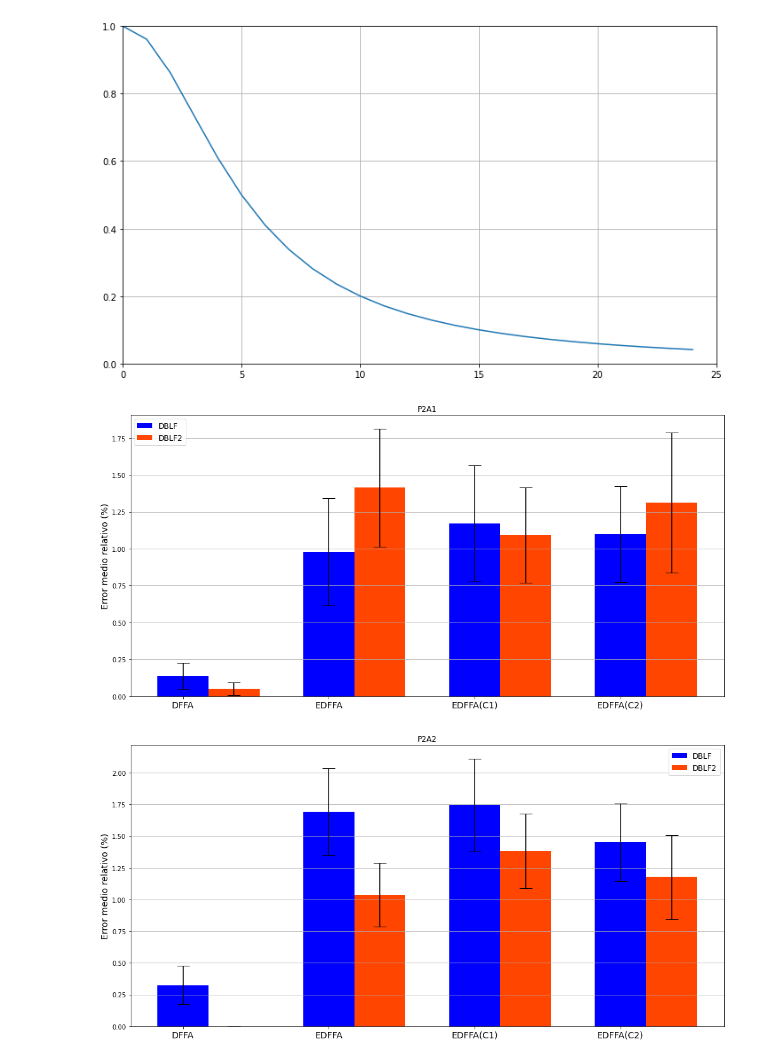
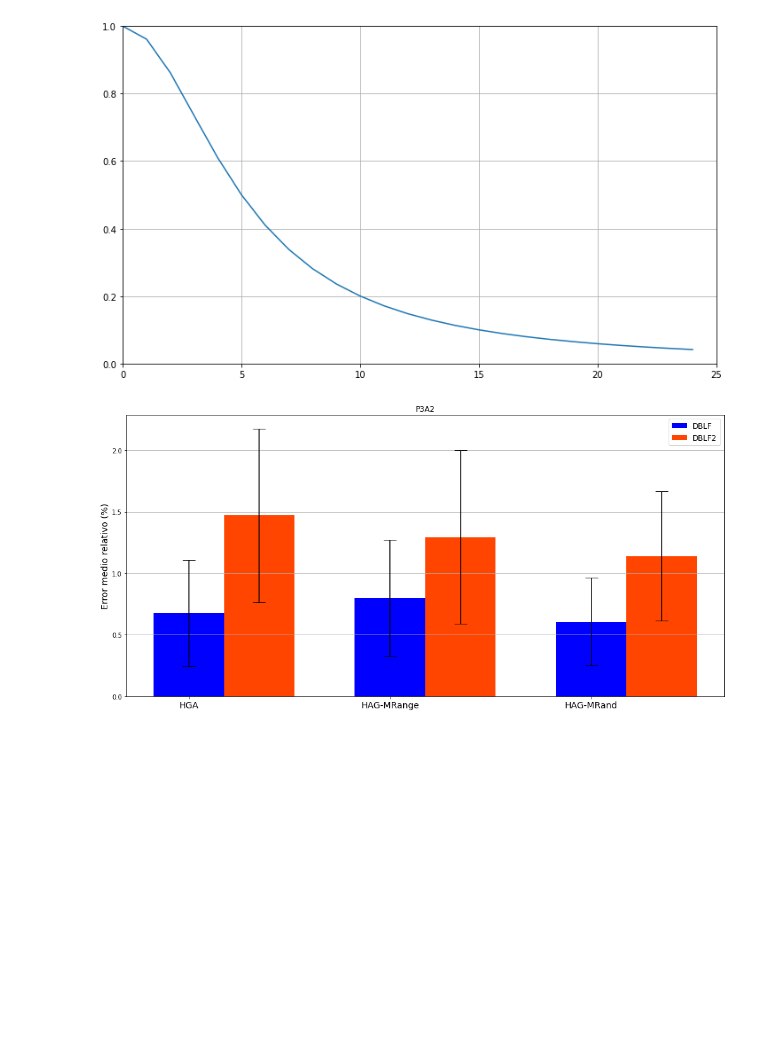
Before and after one commit to Nicolas3094/BBP3DPython, a Jupyter notebook: test2.ipynb, the cells around one changed output. Drawn from its saved outputs; the diff is of its cells as text; code cells hidden in the pictures; blank space fills up the shorter version.

```diff
--- a/test2.ipynb
+++ b/test2.ipynb
@@ -87,37 +87,36 @@ def PlotBar(algs:list,algs2:list,err1:list,err2:list,names:list[str],title:str,p
         yname="Cajas faltantes promedio"
     elif param == 2:
         yname = "Iteración media"
     elif param == 3:
         yname = "Tiempo medio (s)"
     else:
         yname="Tiempo/iteración media (s)"
 
     X=np.arange(len(names))
     fig, ax = plt.subplots(figsize=(14, 7))
     ax.bar(X+0, algs,color='blue',width=0.35,label="DBLF",yerr=err1, ecolor='black', capsize=10)
     ax.bar(X+0.35, algs2,color='orangered',width=0.35,label="DBLF2",yerr=err2, ecolor='black', capsize=10)
     ax.set_title(label=title,fontdict={"fontsize":12})
     ax.set_ylabel(yname,{"fontsize":14})
     ax.legend(prop={"size":12})
     plt.xticks(ticks=X,labels=names,fontsize=14)
     ax.grid(b=True,axis="y")
     #fig.savefig("Images/"+foldernm+"/"+title+'.jpg')
     fig.tight_layout()
 
-namesHAG = ['HGA', 'HGA(C1)','HGA(C2)']
-pathAG=["HAG","c1HAG","c2HAG"]
+namesHAG = ['HGA',"HAG-MRange","HAG-MRand"]
+pathAG=["HAG","HAG-MRange","HAG-MRand"]
 namesABC=['DABC','EDABC']
 pathABC=["DABC","EDABC"]
 namesFFA=['DFFA',"EDFFA","EDFFA(C1)","EDFFA(C2)"]
 pathFFA=['DFFA',"EDFFA","c1EDFFA","c2EDFFA"]
 
-algsNm=["P2A1","P2A2"]
+algsNm=["P3A2","P2A2"]
 
 param = 0
 
-algs,algs2,err1,err2 = GetParam(param,pathFFA,[[2],[1,2]])
+algs,algs2,err1,err2 = GetParam(param,pathAG,[[3],[2]])
 for i in np.arange(len(algs)):
-    PlotBar(algs[i],algs2[i],err1[i],err2[i],namesFFA,algsNm[i],param)
+    PlotBar(algs[i],algs2[i],err1[i],err2[i],namesHAG,algsNm[i],param)
 # %% [output]
-[figure, old version]
+[figure, new version]
-[figure, removed]
```
Also changed, not shown: 22 other files.
